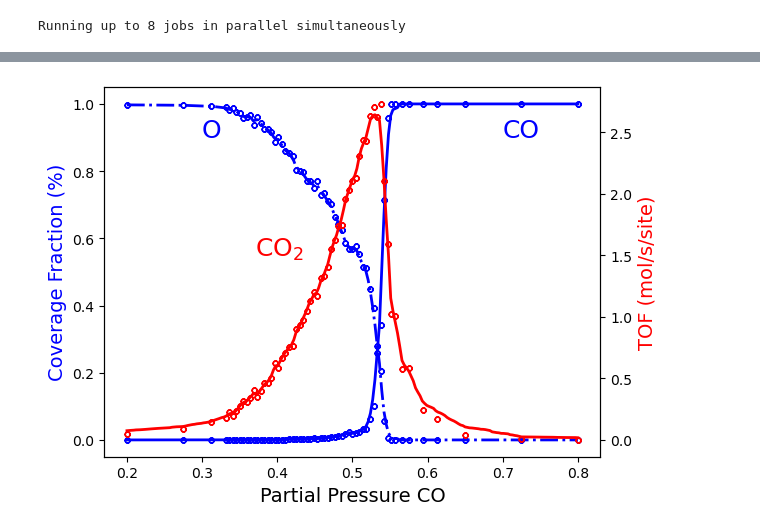
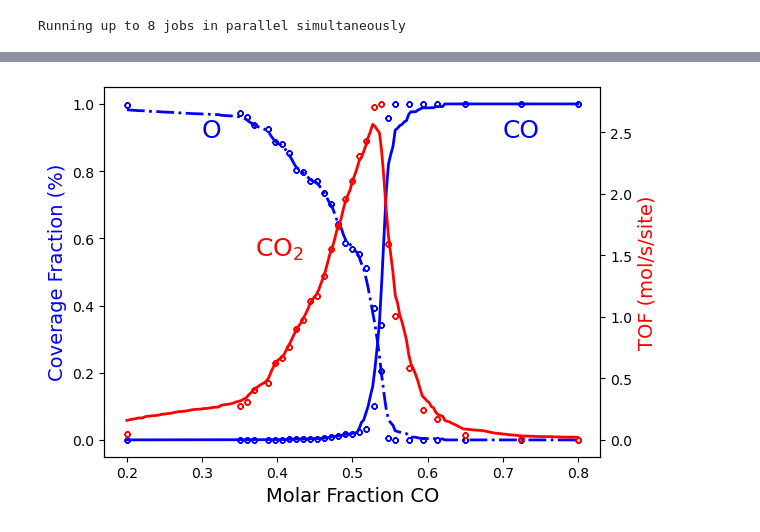
Before and after one commit to SCM-NV/pyZacros, a Jupyter notebook: examples/ZiffGulariBarshad/PhaseTransitions-ADP.ipynb, the cells around one changed output, grey strips where cells are left out. Cells and saved outputs as stored; diff of their text form; code cells hidden in the pictures.

```diff
--- a/examples/ZiffGulariBarshad/PhaseTransitions-ADP.ipynb
+++ b/examples/ZiffGulariBarshad/PhaseTransitions-ADP.ipynb
@@ -12,5 +80,11 @@ import adaptiveDesignProcedure as adp
 # %%
-def getRate( conditions ):
+def get_rate( conditions ):
+
+    print("")
+    print("  Requesting:")
+    for cond in conditions:
+        print("    x_CO = ", cond[0])
+    print("")
 
     #---------------------------------------
     # Zacros calculation
@@ -73,10 +168,6 @@ Running up to 8 jobs in parallel simultaneously
 # %%
-input_var = ( { 'name'    : 'CO',
-                'min'     : 0.2,
-                'max'     : 0.8,
-                'num'     : 5,
-                'typevar' : 'lin' }, )
+input_var = ( { 'name':'x_CO', 'min':0.2, 'max':0.8, 'num':5 }, )
 
-tab_var = ( {'name':   'ac_O', 'typevar':'lin'},
-            {'name':  'ac_CO', 'typevar':'lin'},
-            {'name':'TOF_CO2', 'typevar':'lin'} )
+output_var = ( {'name':'ac_O'},
+               {'name':'ac_CO'},
+               {'name':'TOF_CO2'}, )
@@ -85,7 +182,6 @@ outputDir = scm.pyzacros.workdir()+'/adp.results'
 # %%
-adpML = adp.adaptiveDesignProcedure( input_var, tab_var, getRate,
-                                     algorithmParams={'dth':0.01,'d2th':0.10}, # Quality Very Good
-                                     outputDir=outputDir,
+adpML = adp.adaptiveDesignProcedure( input_var, output_var, get_rate,
+                                     outputDir=scm.pyzacros.workdir()+'/adp.results',
                                      randomState=10 )
 # %% [output]
 ------ Adaptive generation of Training Data for Machine Learning ------
@@ -362,28 +273,28 @@ cond      x_CO        ac_O      ac_CO      TOF_CO2
 # %%
 import matplotlib.pyplot as plt
 
 fig = plt.figure()
 
 x_CO_model = numpy.linspace(0.2,0.8,201)
 ac_O_model,ac_CO_model,TOF_CO2_model = adpML.predict( x_CO_model ).T
 
 ax = plt.axes()
-ax.set_xlabel('Partial Pressure CO', fontsize=14)
+ax.set_xlabel('Molar Fraction CO', fontsize=14)
 
 ax.set_ylabel("Coverage Fraction (%)", color="blue", fontsize=14)
 ax.plot(x_CO_model, ac_O_model, color="blue", linestyle="-.", lw=2, zorder=1)
 ax.plot(x_CO, ac_O, marker='$\u25EF$', color='blue', markersize=4, lw=0, zorder=1)
 ax.plot(x_CO_model, ac_CO_model, color="blue", linestyle="-", lw=2, zorder=2)
 ax.plot(x_CO, ac_CO, marker='$\u25EF$', color='blue', markersize=4, lw=0, zorder=1)
 plt.text(0.3, 0.9, 'O', fontsize=18, color="blue")
 plt.text(0.7, 0.9, 'CO', fontsize=18, color="blue")
 
 ax2 = ax.twinx()
 ax2.set_ylabel("TOF (mol/s/site)",color="red", fontsize=14)
 ax2.plot(x_CO_model, TOF_CO2_model, color='red', linestyle='-', lw=2, zorder=0)
 ax2.plot(x_CO, TOF_CO2, marker='$\u25EF$', color='red', markersize=4, lw=0, zorder=1)
 plt.text(0.37, 1.5, 'CO$_2$', fontsize=18, color="red")
 
 plt.show()
 # %% [output]
-[figure, old version]
+[figure, new version]
```
Also changed, not shown: parts of 24 cells of this notebook, 23 other files.
